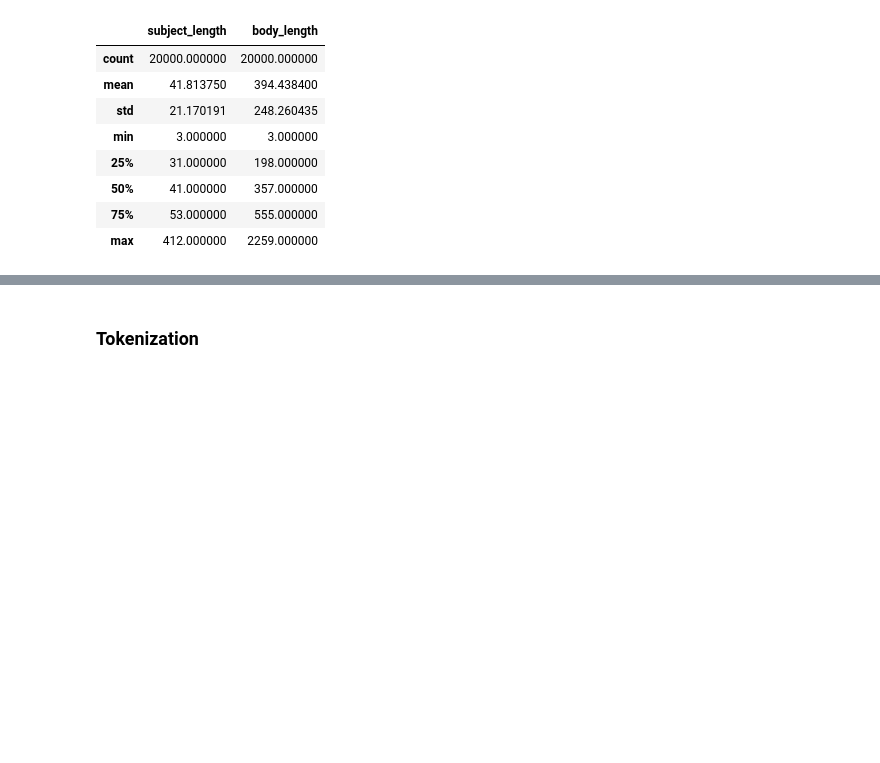
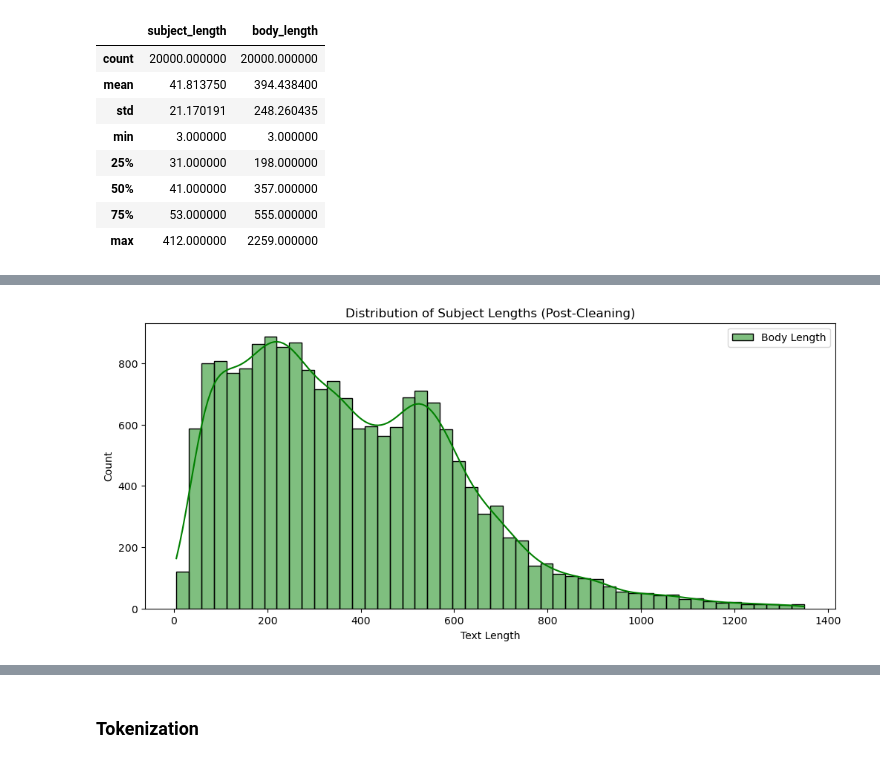
Before and after one commit to Sorrel-Alvason/cs-ticket-categorizer, a Jupyter notebook: notebooks/01_data_preprocessing.ipynb, the cells around one changed output, grey strips where cells are left out. Saved outputs shown, nothing was run; the diff lists cells and outputs as text; code cells hidden in the pictures; blank space fills up the shorter version.

```diff
--- a/notebooks/01_data_preprocessing.ipynb
+++ b/notebooks/01_data_preprocessing.ipynb
@@ -111,0 +209,11 @@ df[['subject_length', 'body_length']].describe()
+# %%
+# Plot histogram of subject and body lengths
+plt.figure(figsize=(12,5))
+sns.histplot(df_processing['body'].apply(len), bins=50, kde=True, color='green', label="Body Length")
+plt.xlabel("Text Length")
+plt.ylabel("Count")
+plt.legend()
+plt.title("Distribution of Subject Lengths (Post-Cleaning)")
+plt.show()
+# %% [output]
+[figure, added]
```
Also changed, not shown: parts of 26 cells of this notebook.
